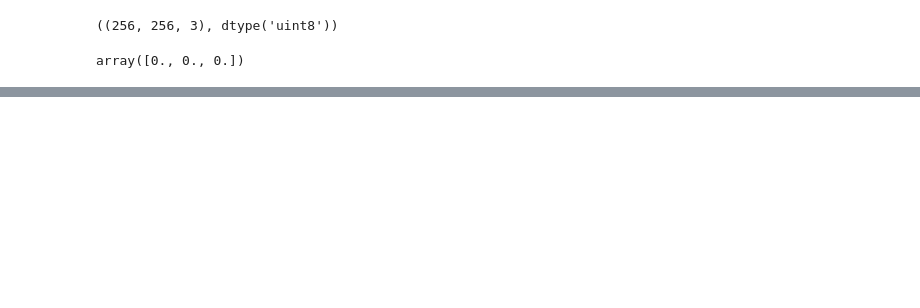
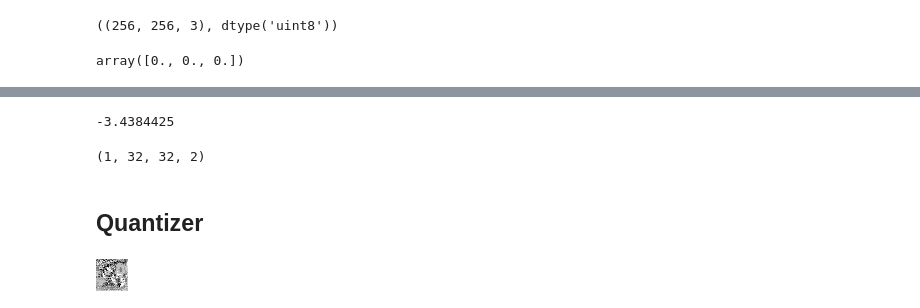
Before and after one commit to teaching-FEEC/dgm-2024.2, a Jupyter notebook: projetos/Semantic-Compression/semantic-compression/notebook/teste_gato.ipynb, the cells around one changed output, grey strips where cells are left out. Drawn from its saved outputs; the diff is of its cells as text; code cells hidden in the pictures; blank space fills up the shorter version.

```diff
--- a/projetos/Semantic-Compression/semantic-compression/notebook/teste_gato.ipynb
+++ b/projetos/Semantic-Compression/semantic-compression/notebook/teste_gato.ipynb
@@ -131,0 +177,4 @@ ValueError: Inputs have incompatible shapes. Received shapes (16, 16, 128) and (
+# %%
+# so pra poder o batchnormalization funfar
+encoder.compile(optimizer=optimizers.Adam(learning_rate=0.002), loss='mean_squared_error')
+encoder.train_on_batch(np.array([x0]), np.ones((1, 32, 32, 2)))
@@ -131,0 +184,3 @@ ValueError: Inputs have incompatible shapes. Received shapes (16, 16, 128) and (
+# %%
+w = encoder(np.array([x0]))
+w = w.numpy()
@@ -131,0 +192,40 @@ ValueError: Inputs have incompatible shapes. Received shapes (16, 16, 128) and (
+# %%
+w[0, :, :, 0].min()
+# %% [output]
+-3.4384425
+# %%
+w.shape
+# %% [output]
+(1, 32, 32, 2)
+# %% [markdown]
+## Quantizer
+# %%
+def quantizer(L, c_min, c_max):
+    """
+    z: ndarray(B, H, W, C)
+    L: int
+    """
+    def q(z):
+        # convert z -> (B, C, H, W)
+        z_t = tf.transpose(z, (0, 3, 1, 2))
+        z_t_shape = tf.shape(z_t)
+        B, C = z_t_shape[:2]
+        z_vec = tf.reshape(z_t, [B, C, -1, 1])
+        # definir array centers
+        centers = np.linspace(float(c_min), float(c_max), L)
+        # definir tensor dist
+        dist = tf.square(tf.abs(z_vec - centers))
+        # calcular tensor z_hat
+        symbols = tf.reshape(tf.argmin(dist, axis=-1), z_t_shape)
+        symbols = tf.transpose(symbols, (0, 2, 3, 1))
+        z_hat = tf.convert_to_tensor(centers[symbols])
+        return z_hat, symbols
+    return q
+# %%
+q = quantizer(5, -2, 2)
+w_hat, symbols = q(w)
+# %%
+w_vis = np.uint8(63*(w_hat + 2))
+Image.fromarray(w_vis[0])
+# %% [output]
+[figure, added]
```
Also changed, not shown: parts of 45 cells of this notebook.
